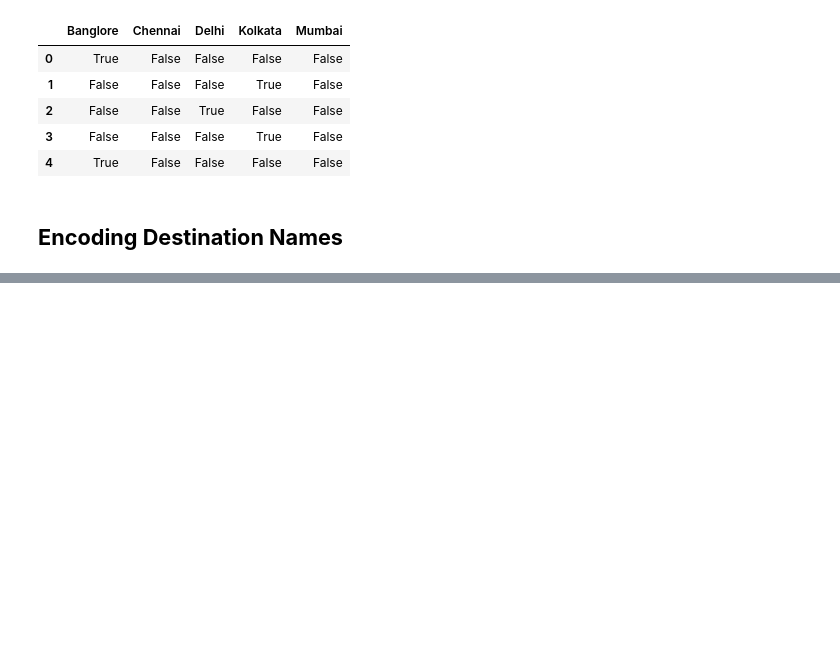
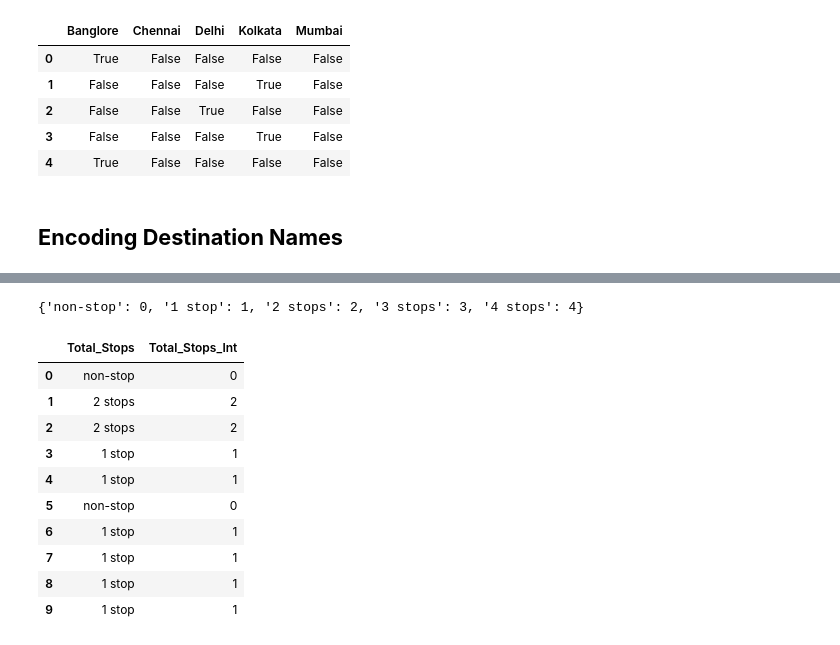
Before and after one commit to akshayyewle/Machine-Learning, a Jupyter notebook: 11 Flight Ticket Price Prediction/Python Notebook.ipynb, the cells around one changed output, grey strips where cells are left out. Saved outputs shown, nothing was run; the diff lists cells and outputs as text; code cells hidden in the pictures; blank space fills up the shorter version.

```diff
--- a/11 Flight Ticket Price Prediction/Python Notebook.ipynb
+++ b/11 Flight Ticket Price Prediction/Python Notebook.ipynb
@@ -234,0 +367,21 @@ df_Source.head()
+# %%
+Total_Stop_Dict = {'non-stop':0,'1 stop':1,'2 stops':2,'3 stops':3,'4 stops':4}
+print(Total_Stop_Dict)
+
+df['Total_Stops_Int'] = df['Total_Stops'].apply(lambda x: Total_Stop_Dict[x])
+# df.replace(Total_Stop_Dict, inplace=True)
+
+df[['Total_Stops','Total_Stops_Int']].head(10)
+# %% [output]
+{'non-stop': 0, '1 stop': 1, '2 stops': 2, '3 stops': 3, '4 stops': 4}
+|  | Total_Stops | Total_Stops_Int |
+| 0 | non-stop | 0 |
+| 1 | 2 stops | 2 |
+| 2 | 2 stops | 2 |
+| 3 | 1 stop | 1 |
+| 4 | 1 stop | 1 |
+| 5 | non-stop | 0 |
+| 6 | 1 stop | 1 |
+| 7 | 1 stop | 1 |
+| 8 | 1 stop | 1 |
+| 9 | 1 stop | 1 |
```
Also changed, not shown: parts of 19 cells of this notebook.
